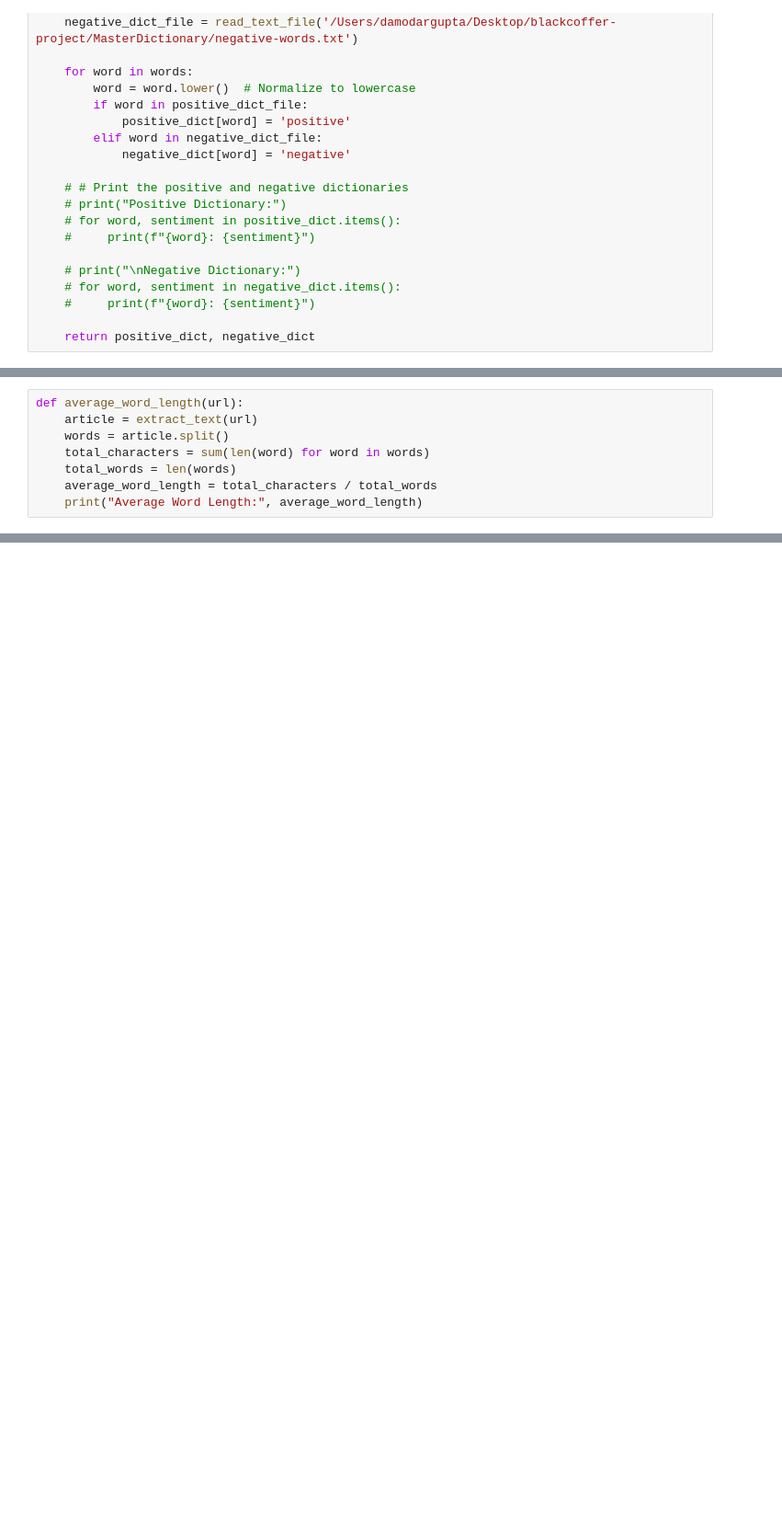
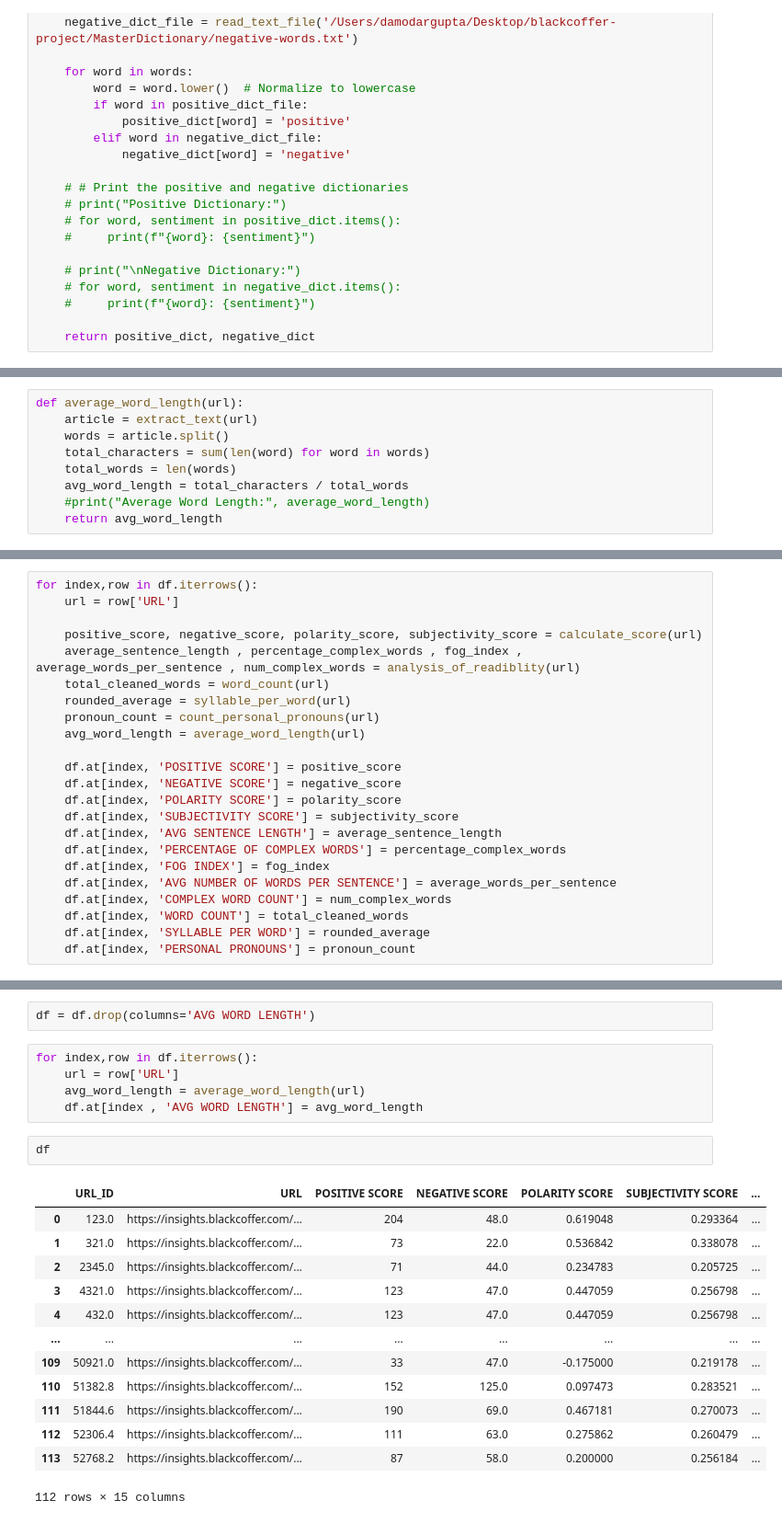
Before and after one commit to shivam-gupta12/blackcoffer-project, a Jupyter notebook: scraping.ipynb, the cells around one changed output, grey strips where cells are left out. Shown at 92% size. Saved outputs shown, nothing was run; the diff lists cells and outputs as text; blank space fills up the shorter version.

```diff
--- a/scraping.ipynb
+++ b/scraping.ipynb
@@ -386,5 +396,6 @@ def average_word_length(url):
     words = article.split()
     total_characters = sum(len(word) for word in words)
     total_words = len(words)
-    average_word_length = total_characters / total_words
-    print("Average Word Length:", average_word_length)
+    avg_word_length = total_characters / total_words
+    #print("Average Word Length:", average_word_length)
+    return avg_word_length
@@ -394,0 +408,23 @@ Average Word Length: 5.5009174311926605
+# %%
+for index,row in df.iterrows():
+    url = row['URL']
+
+    positive_score, negative_score, polarity_score, subjectivity_score = calculate_score(url)
+    average_sentence_length , percentage_complex_words , fog_index , average_words_per_sentence , num_complex_words = analysis_of_readiblity(url)
+    total_cleaned_words = word_count(url)
+    rounded_average = syllable_per_word(url)
+    pronoun_count = count_personal_pronouns(url)
+    avg_word_length = average_word_length(url)
+
+    df.at[index, 'POSITIVE SCORE'] = positive_score
+    df.at[index, 'NEGATIVE SCORE'] = negative_score
+    df.at[index, 'POLARITY SCORE'] = polarity_score
+    df.at[index, 'SUBJECTIVITY SCORE'] = subjectivity_score
+    df.at[index, 'AVG SENTENCE LENGTH'] = average_sentence_length
+    df.at[index, 'PERCENTAGE OF COMPLEX WORDS'] = percentage_complex_words
+    df.at[index, 'FOG INDEX'] = fog_index
+    df.at[index, 'AVG NUMBER OF WORDS PER SENTENCE'] = average_words_per_sentence
+    df.at[index, 'COMPLEX WORD COUNT'] = num_complex_words
+    df.at[index, 'WORD COUNT'] = total_cleaned_words
+    df.at[index, 'SYLLABLE PER WORD'] = rounded_average
+    df.at[index, 'PERSONAL PRONOUNS'] = pronoun_count
@@ -394,0 +449,23 @@ Average Word Length: 5.5009174311926605
+# %%
+df = df.drop(columns='AVG WORD LENGTH')
+# %%
+for index,row in df.iterrows():
+    url = row['URL']
+    avg_word_length = average_word_length(url)
+    df.at[index , 'AVG WORD LENGTH'] = avg_word_length
+# %%
+df
+# %% [output]
+|  | URL_ID | URL | POSITIVE SCORE | NEGATIVE SCORE | POLARITY SCORE | SUBJECTIVITY SCORE | ... |
+| 0 | 123.0 | https://insights.blackcoffer.com/... | 204 | 48.0 | 0.619048 | 0.293364 | ... |
+| 1 | 321.0 | https://insights.blackcoffer.com/... | 73 | 22.0 | 0.536842 | 0.338078 | ... |
+| 2 | 2345.0 | https://insights.blackcoffer.com/... | 71 | 44.0 | 0.234783 | 0.205725 | ... |
+| 3 | 4321.0 | https://insights.blackcoffer.com/... | 123 | 47.0 | 0.447059 | 0.256798 | ... |
+| 4 | 432.0 | https://insights.blackcoffer.com/... | 123 | 47.0 | 0.447059 | 0.256798 | ... |
+| ... | ... | ... | ... | ... | ... | ... | ... |
+| 109 | 50921.0 | https://insights.blackcoffer.com/... | 33 | 47.0 | -0.175000 | 0.219178 | ... |
+| 110 | 51382.8 | https://insights.blackcoffer.com/... | 152 | 125.0 | 0.097473 | 0.283521 | ... |
+| 111 | 51844.6 | https://insights.blackcoffer.com/... | 190 | 69.0 | 0.467181 | 0.270073 | ... |
+| 112 | 52306.4 | https://insights.blackcoffer.com/... | 111 | 63.0 | 0.275862 | 0.260479 | ... |
+| 113 | 52768.2 | https://insights.blackcoffer.com/... | 87 | 58.0 | 0.200000 | 0.256184 | ... |
+112 rows × 15 columns
```
Also changed, not shown: parts of 26 cells of this notebook, 3 other files.
